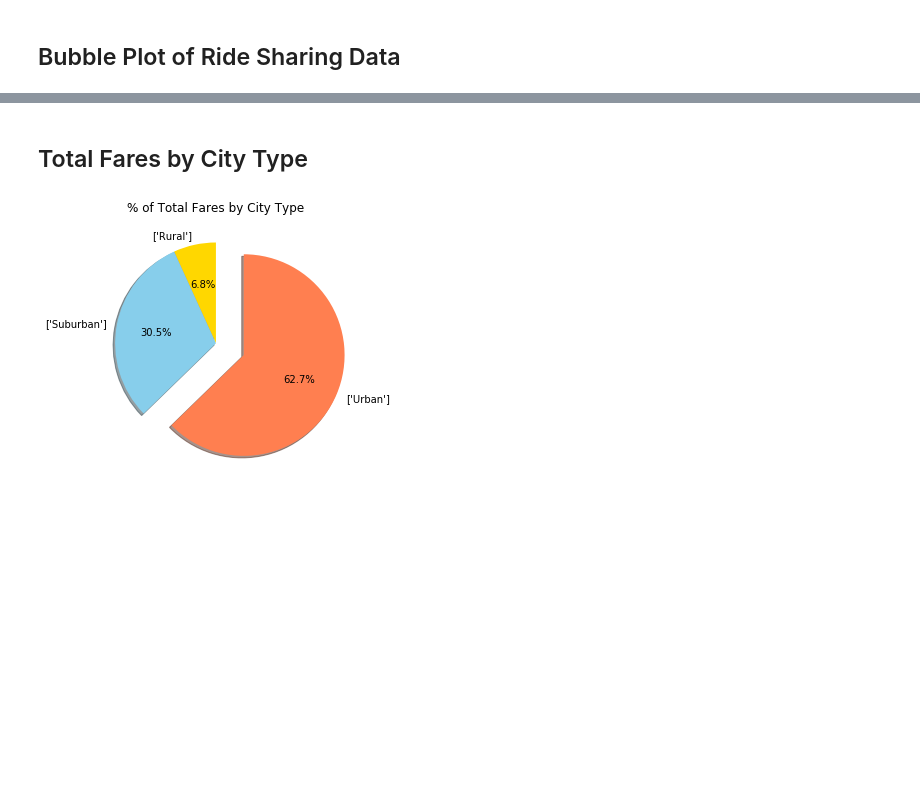
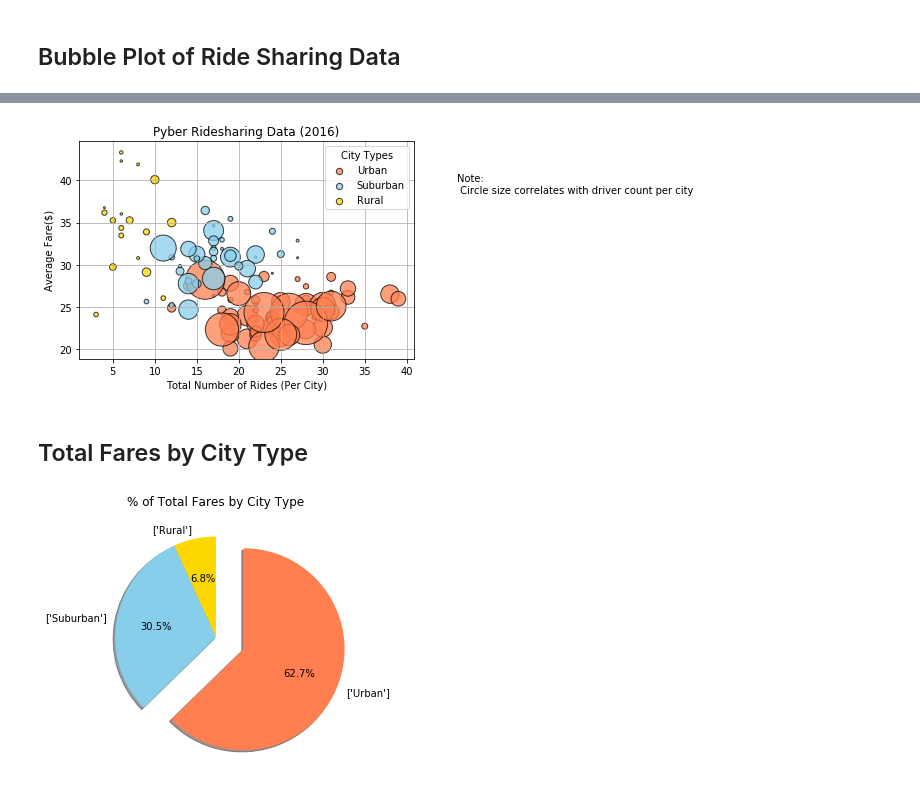
Before and after one commit to Krigerprinsesse/bootcamp, a Jupyter notebook: matplotlib/pyber_starter.ipynb, the cells around one changed output, grey strips where cells are left out. Drawn from its saved outputs; the diff is of its cells as text; code cells hidden in the pictures; blank space fills up the shorter version.

```diff
--- a/matplotlib/pyber_starter.ipynb
+++ b/matplotlib/pyber_starter.ipynb
@@ -25,3 +25,7 @@ merged_data.head()
 | 2 | Richardfort | 38 | Urban | 2018-02-16 13:52:19 | 17.92 | 820639054416 |
 | 3 | Richardfort | 38 | Urban | 2018-02-01 20:18:28 | 10.26 | 9554935945413 |
 | 4 | Richardfort | 38 | Urban | 2018-04-17 02:26:37 | 23.00 | 720020655850 |
+# %%
+new_data = merged_data.set_index("city")
+
+new_data.head()
@@ -59,3 +42,77 @@ plt.scatter(x_axis, y_axis, marker="o", color=['gold'], edgecolors="black",
+# %%
+urban_data = new_data.loc[new_data["type"] == "Urban", :]
+rural_data = new_data.loc[new_data["type"] == "Rural", :]
+suburban_data = new_data.loc[new_data["type"] == "Suburban", :]
+
+city_grouped = merged_data.groupby(["type","city"])
+# %%
+# Obtain the x and y coordinates for each of the three city types
+
+#Urban Data plots
+urban_city_grouped = urban_data.groupby(["city"])
+urban_total_rides_per_city = (urban_city_grouped)["ride_id"].count()
+urban_avg_fare = urban_city_grouped["fare"].mean()
+
+usum_fare = urban_city_grouped["fare"].sum()
+ulen_fare = len(urban_city_grouped)
+s = city_grouped["driver_count"].sum()
+
+
+ux_axis = urban_total_rides_per_city
+uy_axis = urban_avg_fare
+
+#suburban data plots
+suburban_city_grouped = suburban_data.groupby(["city"])
+suburban_total_rides_per_city = (suburban_city_grouped)["ride_id"].count()
+suburban_avg_fare = suburban_city_grouped["fare"].mean()
+
+ssum_fare = suburban_city_grouped["fare"].sum()
+slen_fare = len(suburban_city_grouped)
+
+
+
+sx_axis = suburban_total_rides_per_city
+sy_axis = suburban_avg_fare
+
+#rural data plots
+rural_city_grouped = rural_data.groupby(["city"])
+rural_total_rides_per_city = (rural_city_grouped)["ride_id"].count()
+rural_avg_fare = rural_city_grouped["fare"].mean()
+
+rsum_fare = suburban_city_grouped["fare"].sum()
+rlen_fare = len(suburban_city_grouped)
+
+
+
+rx_axis = rural_total_rides_per_city
+ry_axis = rural_avg_fare
+
+
+fig = plt.figure()
+
+plt.scatter(ux_axis, uy_axis, marker="o", color=['coral'], edgecolors="black",
+            s=s, alpha=0.75, label="Urban")
+plt.scatter(sx_axis, sy_axis, marker="o", color=['skyblue'], edgecolors="black",
+            s=s, alpha=0.75, label="Suburban")
+plt.scatter(rx_axis, ry_axis, marker="o", color=['gold'], edgecolors="black",
+            s=s, alpha=0.75, label="Rural")
+
+
+plt.title("Pyber Ridesharing Data (2016)")
+plt.ylabel("Average Fare($)")
+plt.xlabel("Total Number of Rides (Per City)")
+lgnd = plt.legend(title="City Types",loc="upper right")
+lgnd.legendHandles[0]._sizes = [40]
+lgnd.legendHandles[1]._sizes= [40]
+lgnd.legendHandles[2]._sizes=[40]
+
+plt.grid()
+
+note = "Note:\n Circle size correlates with driver count per city"
+plt.gcf().text(1, .7, note, fontsize=10)
+fig.savefig("../matplotlib/images/bubbleplot.png")
+# %% [output]
+[figure, added]
 # %% [markdown]
 ## Total Fares by City Type
 # %%
```
Also changed, not shown: parts of 4 cells of this notebook, 4 other files.
